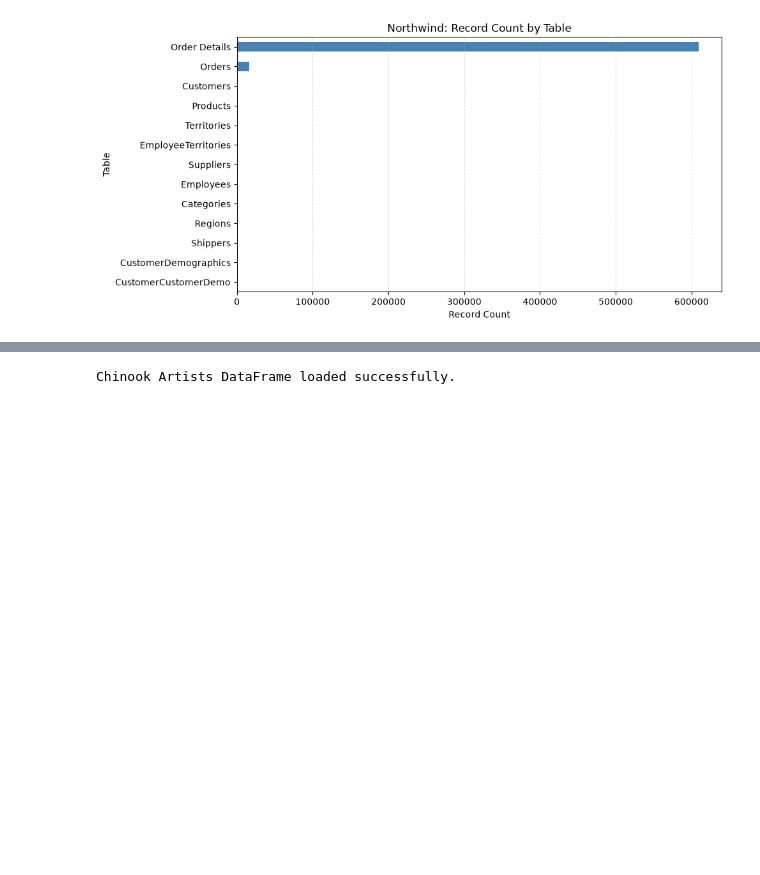
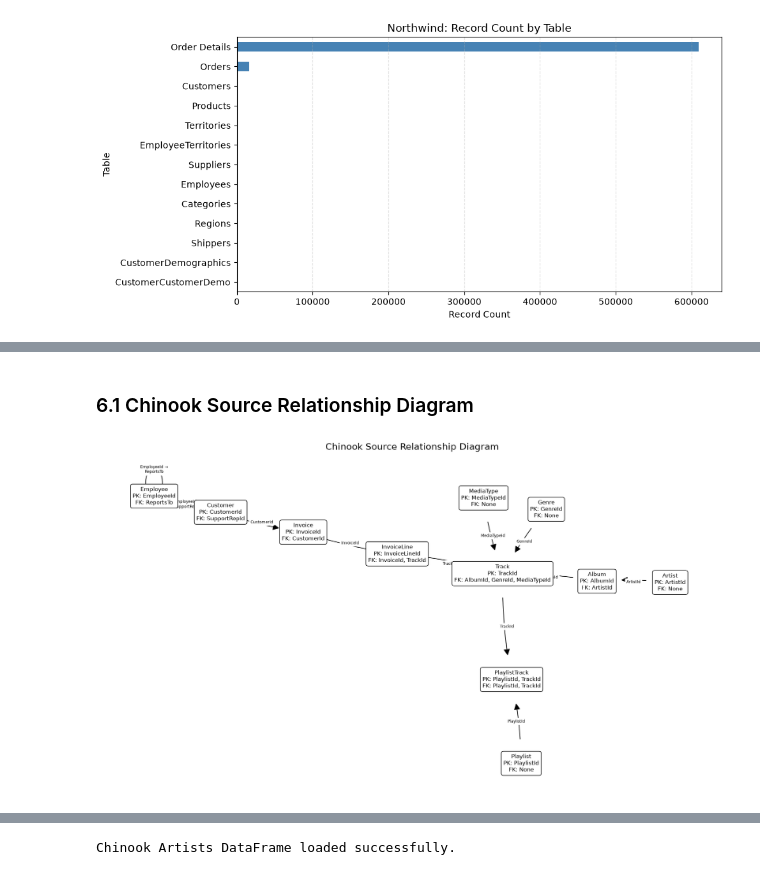
Before and after one commit to sorravit-te/Data-Warehouse-DSI310, a Jupyter notebook: notebooks/dsi310_northwind_chinook_eda_v1_0.ipynb, the cells around one changed output, grey strips where cells are left out. Cells and saved outputs as stored; diff of their text form; code cells hidden in the pictures; blank space fills up the shorter version.

Commit message:
feat: add soure relationship analysis

```diff
--- a/notebooks/dsi310_northwind_chinook_eda_v1_0.ipynb
+++ b/notebooks/dsi310_northwind_chinook_eda_v1_0.ipynb
@@ -313,0 +399,6 @@ for source_name in ["Chinook", "Northwind"]:
+# %% [markdown]
+### 6.1 Chinook Source Relationship Diagram
+# %%
+chinook_relationship_graph = plot_source_relationship_diagram("Chinook")
+# %% [output]
+[figure, added]
```
Also changed, not shown: parts of 12 cells of this notebook.
